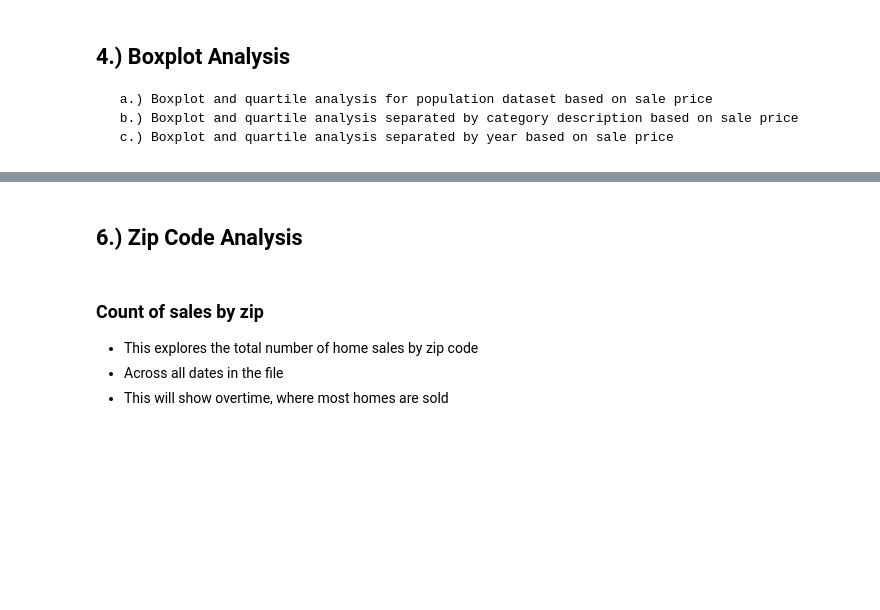
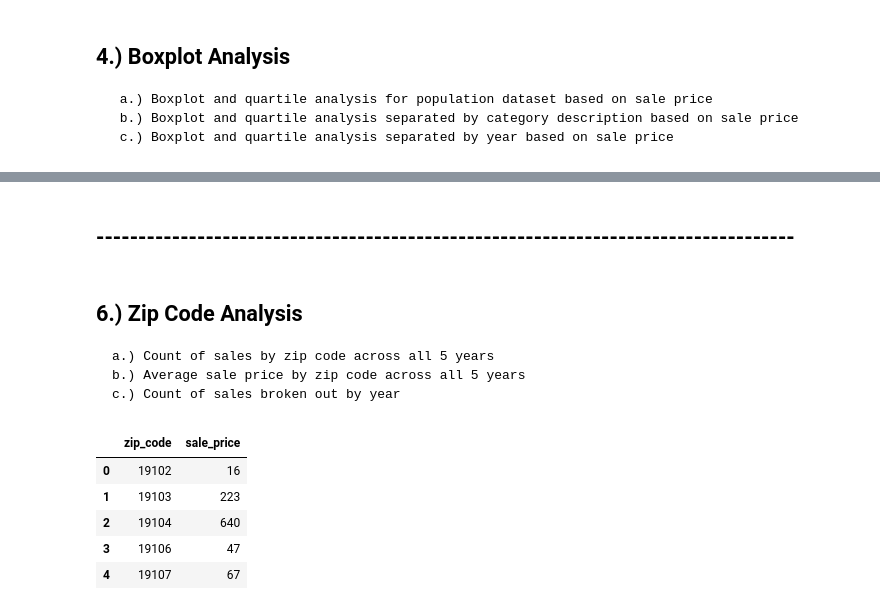
Before and after one commit to jeremybar32093/covid_recovery_analysis, a Jupyter notebook: 2_housing_visualizations.ipynb, the cells around one changed output, grey strips where cells are left out. Drawn from its saved outputs; the diff is of its cells as text; code cells hidden in the pictures; blank space fills up the shorter version.

```diff
--- a/2_housing_visualizations.ipynb
+++ b/2_housing_visualizations.ipynb
@@ -304,35 +514,42 @@ plt.show()
+# %% [markdown]
+## -----------------------------------------------------------------------------------
 # %% [markdown]
 ## 6.) Zip Code Analysis
+    a.) Count of sales by zip code across all 5 years
+    b.) Average sale price by zip code across all 5 years
+    c.) Count of sales broken out by year
-# %% [markdown]
-### Count of sales by zip
-* This explores the total number of home sales by zip code
-* Across all dates in the file
-* This will show overtime, where most homes are sold
 # %%
-# Aggregate total sales by zip code
+# 5a.) Count of sales across all 5 years by zip code
+# ------
+# 5ai.) Create dataframe to be used in map generation
 
-# Create df to use for grouping
+# Create trimmed dataset with just fields necessary for map
 salesCount = housing_df[['zip_code','sale_price']]
-
+# Drop NA
 salesCount = salesCount.dropna(how='any')
 
-# Convert to string in main ETL
+# Convert zip codes to strings so that folium package (used to create choropleth map) can read them properly
 salesCount['zip_code'] = salesCount['zip_code'].astype('Int64').astype('str')
-
 
 # Create groupby object
 salesCount_groupby = salesCount.groupby('zip_code')
 
-# Create grouped data frame with count of sales, mean, median sale price
+# Create grouped data frame with count of sale
 salesCount_groupbyDF = salesCount_groupby.count()
+# Reset index as folium choropleth requires fields to be columns
 salesCount_groupbyDF = salesCount_groupbyDF.reset_index()
-salesCount_groupbyDF
 
 # Add zip codes 19109 and 19102, so that GeoJSON will work - not in original df but in GeoJSON file
 salesCount_groupbyDF = salesCount_groupbyDF.append({'zip_code':'19109','sale_price':0},ignore_index=True)
 salesCount_groupbyDF = salesCount_groupbyDF.append({'zip_code':'19112','sale_price':0},ignore_index=True)
 
-#salesCount_groupbyDF['zip_code'].value_counts()
-
+# Show dataframe creation result
 salesCount_groupbyDF.head()
+# %% [output]
+|  | zip_code | sale_price |
+| 0 | 19102 | 16 |
+| 1 | 19103 | 223 |
+| 2 | 19104 | 640 |
+| 3 | 19106 | 47 |
+| 4 | 19107 | 67 |
 # %%
```
Also changed, not shown: parts of 22 cells of this notebook.
